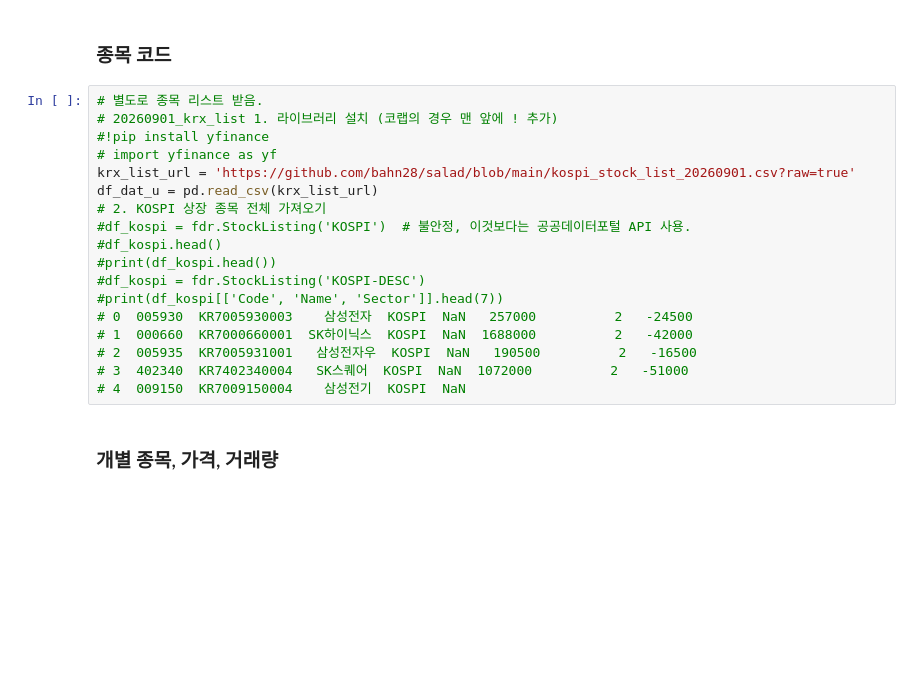
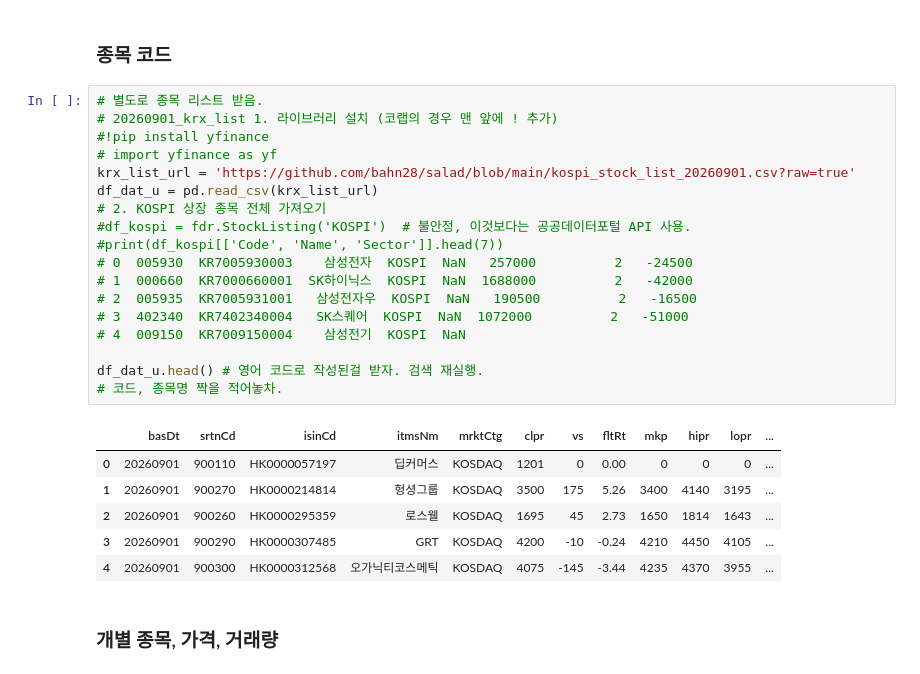
Before and after one commit to bahn28/salad, a Jupyter notebook: az_krx_001.ipynb, the cells around one changed output. Drawn from its saved outputs; the diff is of its cells as text; blank space fills up the shorter version.

```diff
--- a/az_krx_001.ipynb
+++ b/az_krx_001.ipynb
@@ -49,21 +49,28 @@ Successfully installed finance-datareader-0.9.202 requests-file-3.0.1
 # %%
 # 별도로 종목 리스트 받음.
 # 20260901_krx_list 1. 라이브러리 설치 (코랩의 경우 맨 앞에 ! 추가)
 #!pip install yfinance
 # import yfinance as yf
 krx_list_url = 'https://github.com/bahn28/salad/blob/main/kospi_stock_list_20260901.csv?raw=true'
 df_dat_u = pd.read_csv(krx_list_url)
 # 2. KOSPI 상장 종목 전체 가져오기
 #df_kospi = fdr.StockListing('KOSPI')  # 불안정, 이것보다는 공공데이터포털 API 사용.
-#df_kospi.head()
-#print(df_kospi.head())
-#df_kospi = fdr.StockListing('KOSPI-DESC')
 #print(df_kospi[['Code', 'Name', 'Sector']].head(7))
 # 0  005930  KR7005930003    삼성전자  KOSPI  NaN   257000          2   -24500
 # 1  000660  KR7000660001  SK하이닉스  KOSPI  NaN  1688000          2   -42000
 # 2  005935  KR7005931001   삼성전자우  KOSPI  NaN   190500          2   -16500
 # 3  402340  KR7402340004   SK스퀘어  KOSPI  NaN  1072000          2   -51000
 # 4  009150  KR7009150004    삼성전기  KOSPI  NaN
+
+df_dat_u.head() # 영어 코드로 작성된걸 받자. 검색 재실행.
+# 코드, 종목명 짝을 적어놓차.
+# %% [output]
+|  | basDt | srtnCd | isinCd | itmsNm | mrktCtg | clpr | vs | fltRt | mkp | hipr | lopr | ... |
+| 0 | 20260901 | 900110 | HK0000057197 | 딥커머스 | KOSDAQ | 1201 | 0 | 0.00 | 0 | 0 | 0 | ... |
+| 1 | 20260901 | 900270 | HK0000214814 | 헝셩그룹 | KOSDAQ | 3500 | 175 | 5.26 | 3400 | 4140 | 3195 | ... |
+| 2 | 20260901 | 900260 | HK0000295359 | 로스웰 | KOSDAQ | 1695 | 45 | 2.73 | 1650 | 1814 | 1643 | ... |
+| 3 | 20260901 | 900290 | HK0000307485 | GRT | KOSDAQ | 4200 | -10 | -0.24 | 4210 | 4450 | 4105 | ... |
+| 4 | 20260901 | 900300 | HK0000312568 | 오가닉티코스메틱 | KOSDAQ | 4075 | -145 | -3.44 | 4235 | 4370 | 3955 | ... |
 # %% [markdown]
 ### 개별 종목, 가격, 거래량
 # %%
```
